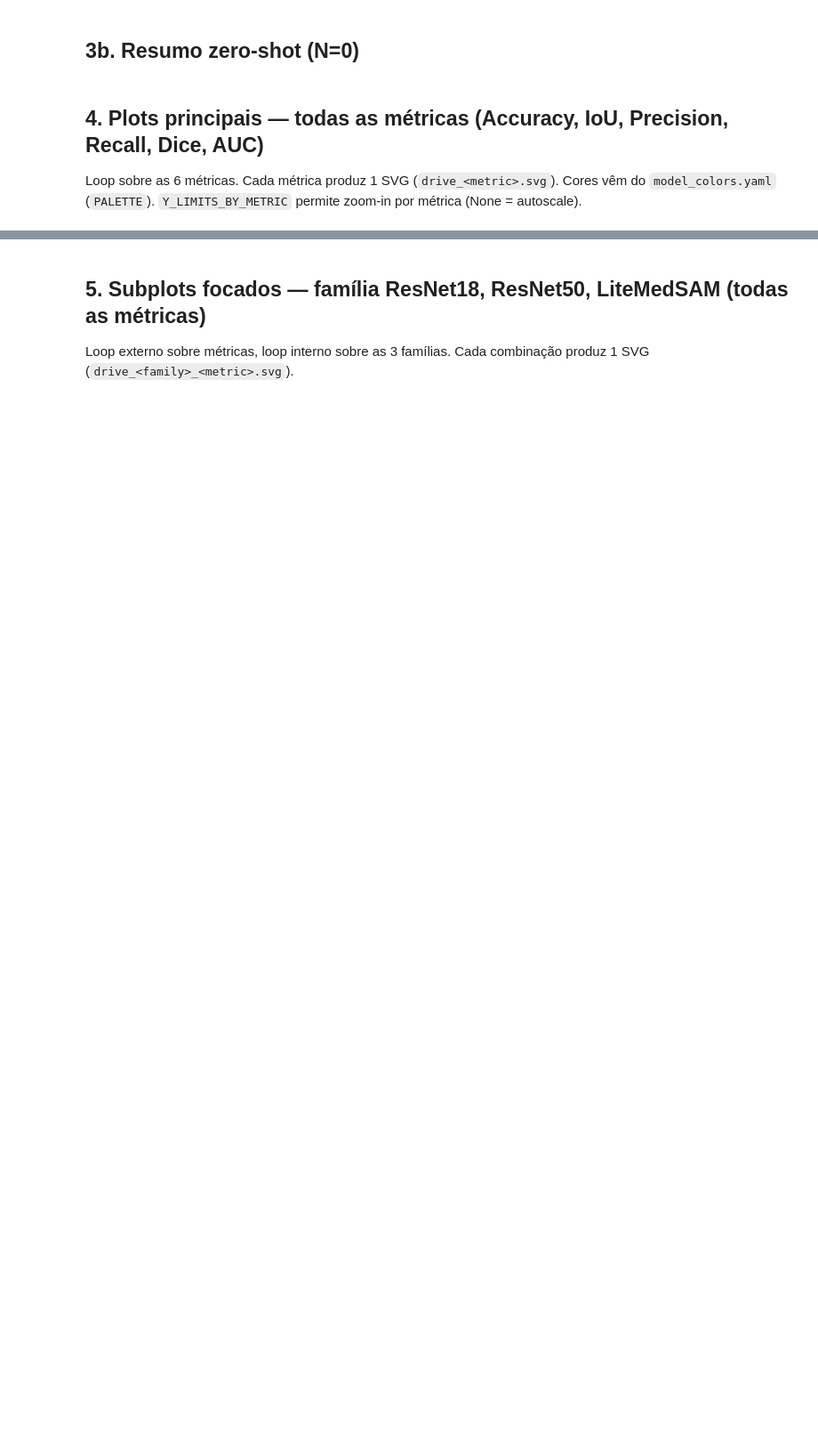
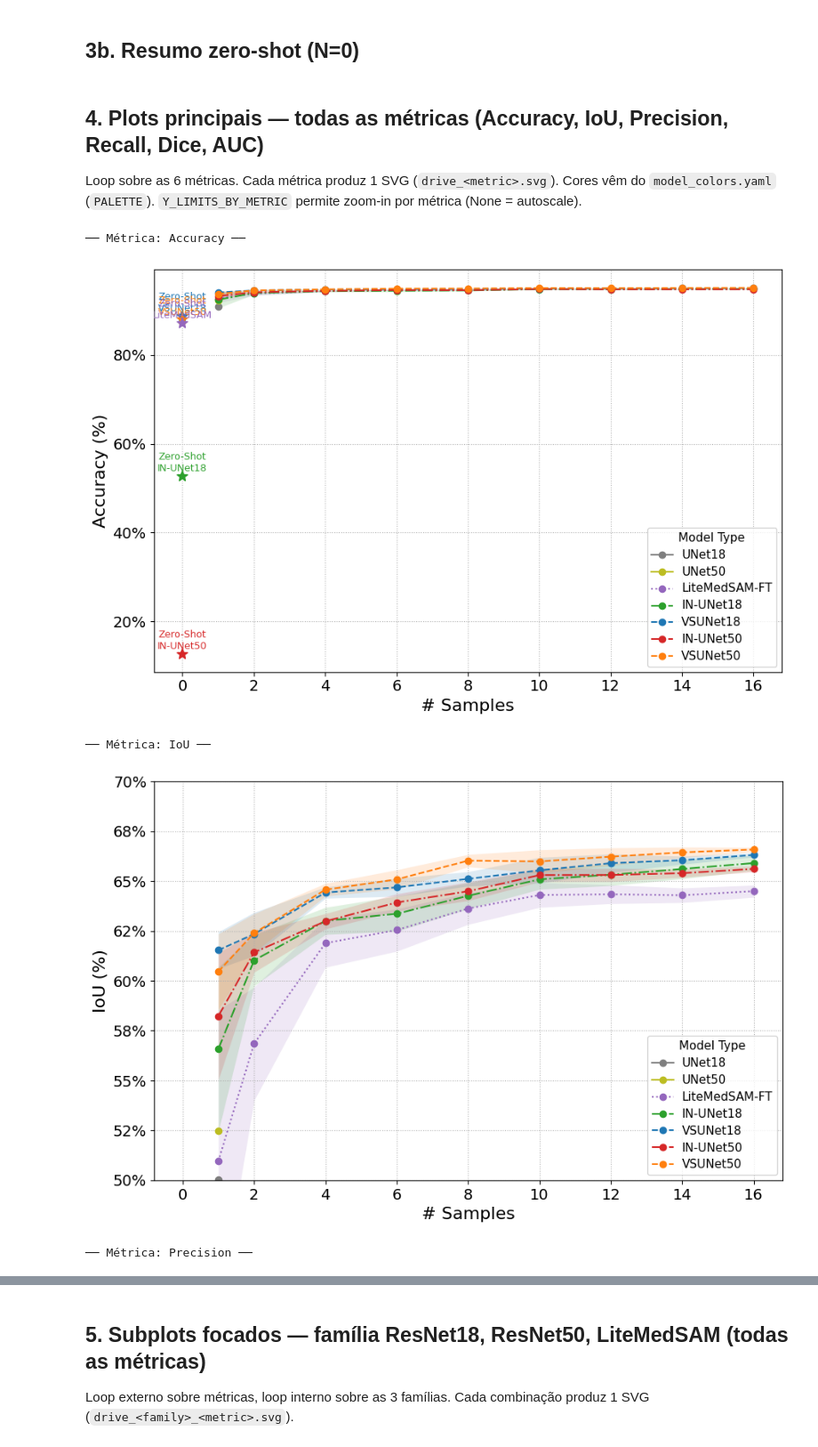
Before and after one commit to galvaowesley/vess-shape-experiments, a Jupyter notebook: 04_evaluation/eval_drive.ipynb, the cells around one changed output, grey strips where cells are left out. Shown at 89% size. Cells and saved outputs as stored; diff of their text form; code cells hidden in the pictures; blank space fills up the shorter version.

```diff
--- a/04_evaluation/eval_drive.ipynb
+++ b/04_evaluation/eval_drive.ipynb
@@ -204,7 +214,7 @@ line_styles = default_line_styles_7way()
 
 Y_LIMITS_BY_METRIC = {
     'Dice':      (0.65, 0.81),
-    'IoU':       None,
+    'IoU':       (0.50, 0.70),
     'Accuracy':  None,
     'Precision': None,
     'Recall':    None,
@@ -212,30 +222,36 @@ Y_LIMITS_BY_METRIC = {
 }
 
 FONT_SIZES = {
     'title': 16, 'xlabel': 16, 'ylabel': 16,
     'xaxis': 14, 'yaxis': 14,
     'legend': 11, 'zero_shot_annotation': 9, 'zero_shot_marker': 10,
 }
 
 for metric in METRICS:
     print(f'── Métrica: {metric} ──')
     plot_mean_dice_score(
         df,
         dataset_name='DRIVE',
         hue='model_type',
         x_data='num_samples',
         y_data=metric,
         y_limits=Y_LIMITS_BY_METRIC.get(metric),
         line_styles=line_styles,
         color_map_override=PALETTE,
         annotate_zero_shot=True,
         title='',
         legend_title='Model Type',
         xlabel='# Samples',
         percentage=True,
         save_path=os.path.join(FIGURES_DIR, f'drive_{metric.lower()}.svg'),
         font_sizes=FONT_SIZES,
         figsize=(9, 6),
         legend_loc='lower right',
         share_zero_shot_color_with='finetuned',
     )
+# %% [output]
+── Métrica: Accuracy ──
+[figure, added]
+── Métrica: IoU ──
+[figure, added]
+── Métrica: Precision ──
```
Also changed, not shown: parts of 8 cells of this notebook, 29 other files.
